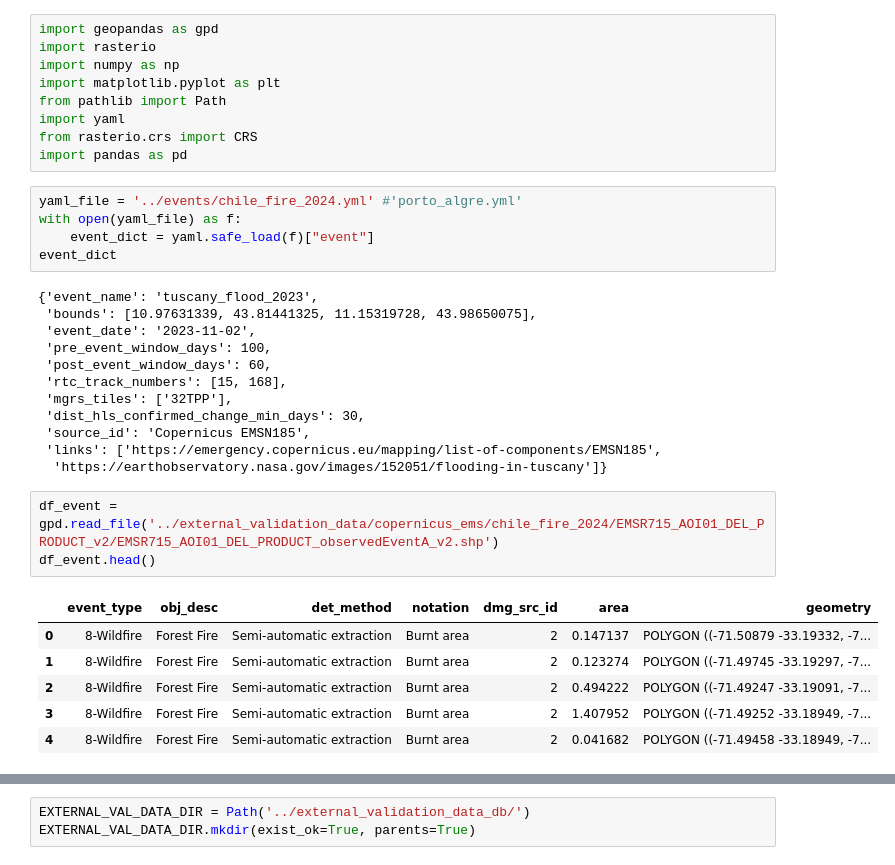
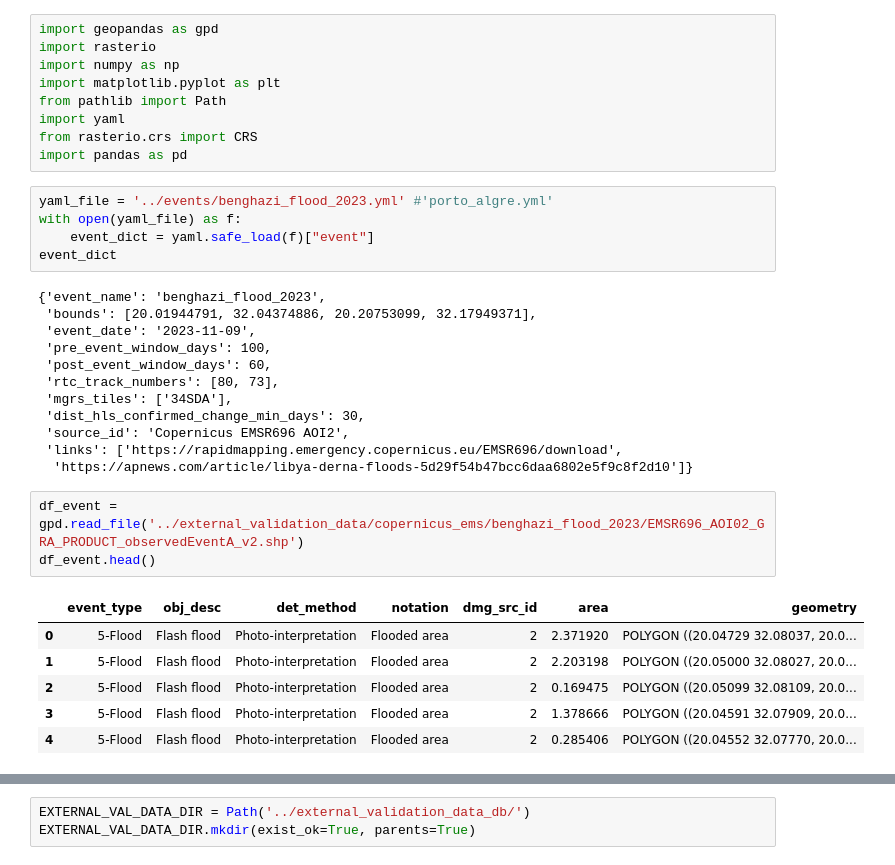
Before and after one commit to OPERA-Cal-Val/dist-s1-events, a Jupyter notebook: external_data_organize/1a_Copernicus-from-a-single-shapefile.ipynb, the cells around one changed output, grey strips where cells are left out. Drawn from its saved outputs; the diff is of its cells as text.

```diff
--- a/external_data_organize/1a_Copernicus-from-a-single-shapefile.ipynb
+++ b/external_data_organize/1a_Copernicus-from-a-single-shapefile.ipynb
@@ -10,32 +10,32 @@ import yaml
 from rasterio.crs import CRS
 import pandas as pd
 # %%
-yaml_file = '../events/chile_fire_2024.yml' #'porto_algre.yml'
+yaml_file = '../events/benghazi_flood_2023.yml' #'porto_algre.yml'
 with open(yaml_file) as f:
     event_dict = yaml.safe_load(f)["event"]
 event_dict
 # %% [output]
-{'event_name': 'tuscany_flood_2023',
- 'bounds': [10.97631339, 43.81441325, 11.15319728, 43.98650075],
- 'event_date': '2023-11-02',
+{'event_name': 'benghazi_flood_2023',
+ 'bounds': [20.01944791, 32.04374886, 20.20753099, 32.17949371],
+ 'event_date': '2023-11-09',
  'pre_event_window_days': 100,
  'post_event_window_days': 60,
- 'rtc_track_numbers': [15, 168],
- 'mgrs_tiles': ['32TPP'],
+ 'rtc_track_numbers': [80, 73],
+ 'mgrs_tiles': ['34SDA'],
  'dist_hls_confirmed_change_min_days': 30,
- 'source_id': 'Copernicus EMSN185',
- 'links': ['https://emergency.copernicus.eu/mapping/list-of-components/EMSN185',
-  'https://earthobservatory.nasa.gov/images/152051/flooding-in-tuscany']}
+ 'source_id': 'Copernicus EMSR696 AOI2',
+ 'links': ['https://rapidmapping.emergency.copernicus.eu/EMSR696/download',
+  'https://apnews.com/article/libya-derna-floods-5d29f54b47bcc6daa6802e5f9c8f2d10']}
 # %%
-df_event = gpd.read_file('../external_validation_data/copernicus_ems/chile_fire_2024/EMSR715_AOI01_DEL_PRODUCT_v2/EMSR715_AOI01_DEL_PRODUCT_observedEventA_v2.shp')
+df_event = gpd.read_file('../external_validation_data/copernicus_ems/benghazi_flood_2023/EMSR696_AOI02_GRA_PRODUCT_observedEventA_v2.shp')
 df_event.head()
 # %% [output]
 |  | event_type | obj_desc | det_method | notation | dmg_src_id | area | geometry |
-| 0 | 8-Wildfire | Forest Fire | Semi-automatic extraction | Burnt area | 2 | 0.147137 | POLYGON ((-71.50879 -33.19332, -7... |
-| 1 | 8-Wildfire | Forest Fire | Semi-automatic extraction | Burnt area | 2 | 0.123274 | POLYGON ((-71.49745 -33.19297, -7... |
-| 2 | 8-Wildfire | Forest Fire | Semi-automatic extraction | Burnt area | 2 | 0.494222 | POLYGON ((-71.49247 -33.19091, -7... |
-| 3 | 8-Wildfire | Forest Fire | Semi-automatic extraction | Burnt area | 2 | 1.407952 | POLYGON ((-71.49252 -33.18949, -7... |
-| 4 | 8-Wildfire | Forest Fire | Semi-automatic extraction | Burnt area | 2 | 0.041682 | POLYGON ((-71.49458 -33.18949, -7... |
+| 0 | 5-Flood | Flash flood | Photo-interpretation | Flooded area | 2 | 2.371920 | POLYGON ((20.04729 32.08037, 20.0... |
+| 1 | 5-Flood | Flash flood | Photo-interpretation | Flooded area | 2 | 2.203198 | POLYGON ((20.05000 32.08027, 20.0... |
+| 2 | 5-Flood | Flash flood | Photo-interpretation | Flooded area | 2 | 0.169475 | POLYGON ((20.05099 32.08109, 20.0... |
+| 3 | 5-Flood | Flash flood | Photo-interpretation | Flooded area | 2 | 1.378666 | POLYGON ((20.04591 32.07909, 20.0... |
+| 4 | 5-Flood | Flash flood | Photo-interpretation | Flooded area | 2 | 0.285406 | POLYGON ((20.04552 32.07770, 20.0... |
 # %%
 df_event.plot()
 # %% [output]
```
Also changed, not shown: parts of 5 cells of this notebook, 2 other files.
